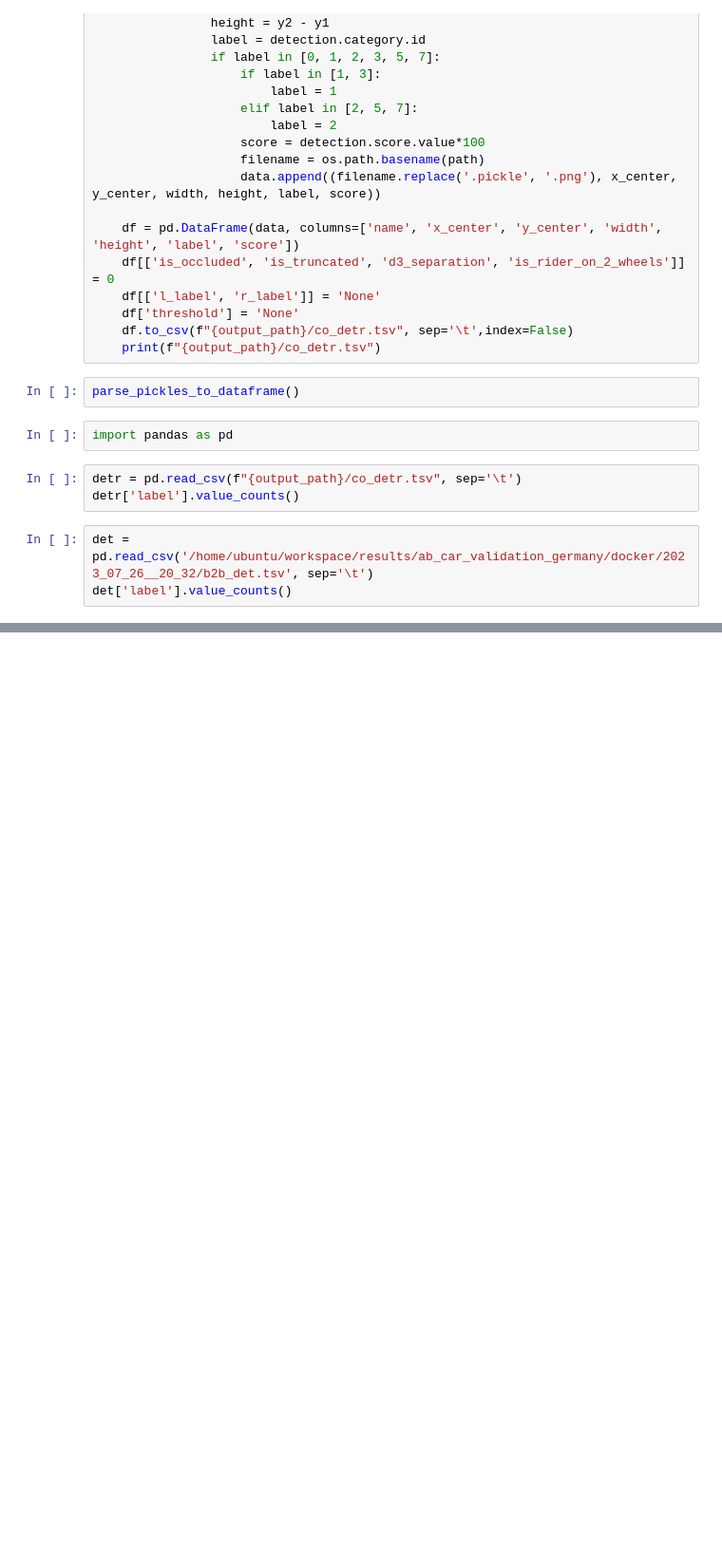
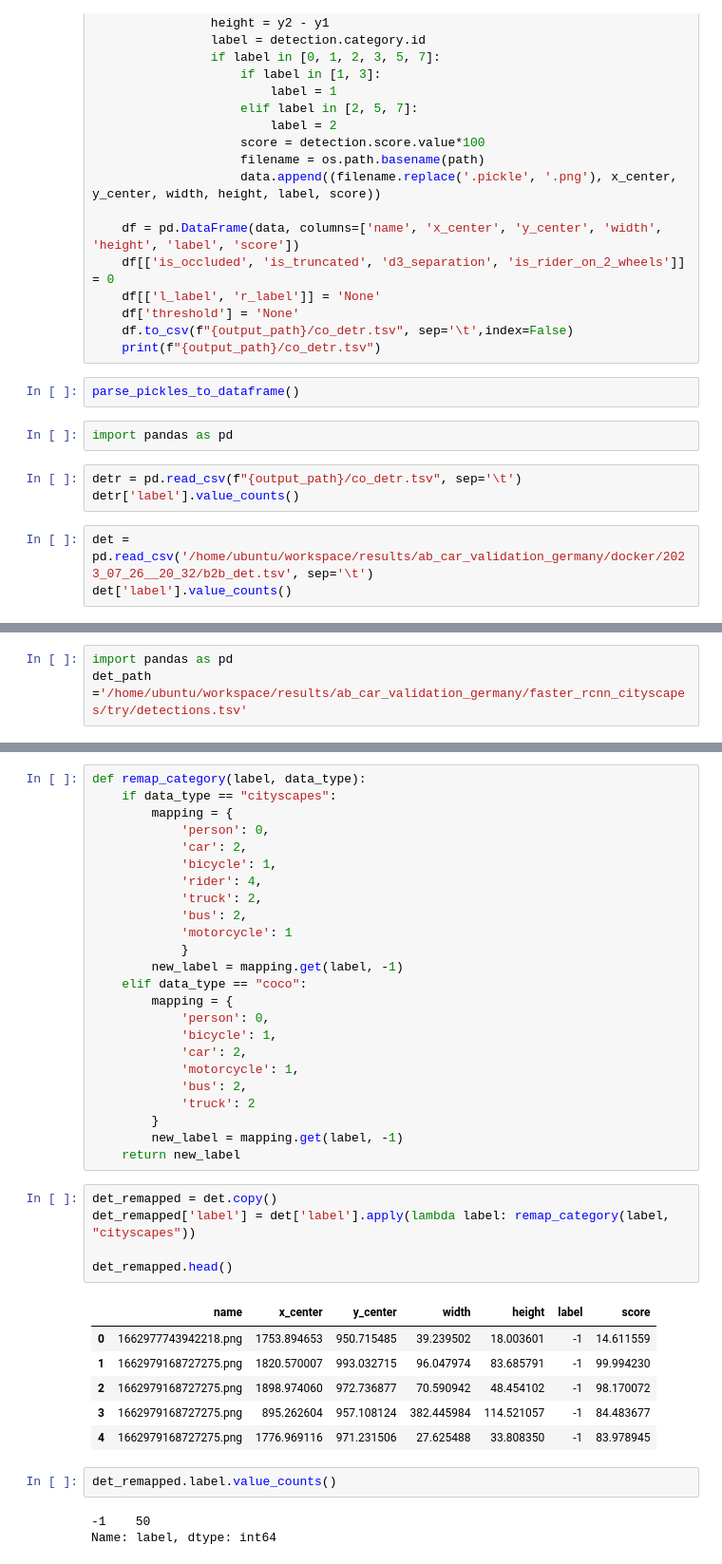
Before and after one commit to ZivKassnerAB/Co-DETR, a Jupyter notebook: INFER.ipynb, the cells around one changed output, grey strips where cells are left out. Shown at 95% size. Cells and saved outputs as stored; diff of their text form; blank space fills up the shorter version.

```diff
--- a/INFER.ipynb
+++ b/INFER.ipynb
@@ -111,0 +61,3 @@ detections
+# %%
+import pandas as pd
+det_path ='/home/ubuntu/workspace/results/ab_car_validation_germany/faster_rcnn_cityscapes/try/detections.tsv'
@@ -111,0 +73,41 @@ detections
+# %%
+def remap_category(label, data_type):
+    if data_type == "cityscapes":
+        mapping = {
+            'person': 0,
+            'car': 2,
+            'bicycle': 1,
+            'rider': 4,
+            'truck': 2,
+            'bus': 2,
+            'motorcycle': 1
+            }
+        new_label = mapping.get(label, -1)
+    elif data_type == "coco":
+        mapping = {
+            'person': 0,
+            'bicycle': 1,
+            'car': 2,
+            'motorcycle': 1,
+            'bus': 2,
+            'truck': 2
+        }
+        new_label = mapping.get(label, -1)
+    return new_label
+# %%
+det_remapped = det.copy()
+det_remapped['label'] = det['label'].apply(lambda label: remap_category(label, "cityscapes"))
+
+det_remapped.head()
+# %% [output]
+|  | name | x_center | y_center | width | height | label | score |
+| 0 | 1662977743942218.png | 1753.894653 | 950.715485 | 39.239502 | 18.003601 | -1 | 14.611559 |
+| 1 | 1662979168727275.png | 1820.570007 | 993.032715 | 96.047974 | 83.685791 | -1 | 99.994230 |
+| 2 | 1662979168727275.png | 1898.974060 | 972.736877 | 70.590942 | 48.454102 | -1 | 98.170072 |
+| 3 | 1662979168727275.png | 895.262604 | 957.108124 | 382.445984 | 114.521057 | -1 | 84.483677 |
+| 4 | 1662979168727275.png | 1776.969116 | 971.231506 | 27.625488 | 33.808350 | -1 | 83.978945 |
+# %%
+det_remapped.label.value_counts()
+# %% [output]
+-1    50
+Name: label, dtype: int64
```
Also changed, not shown: parts of 11 cells of this notebook, 5 other files.
